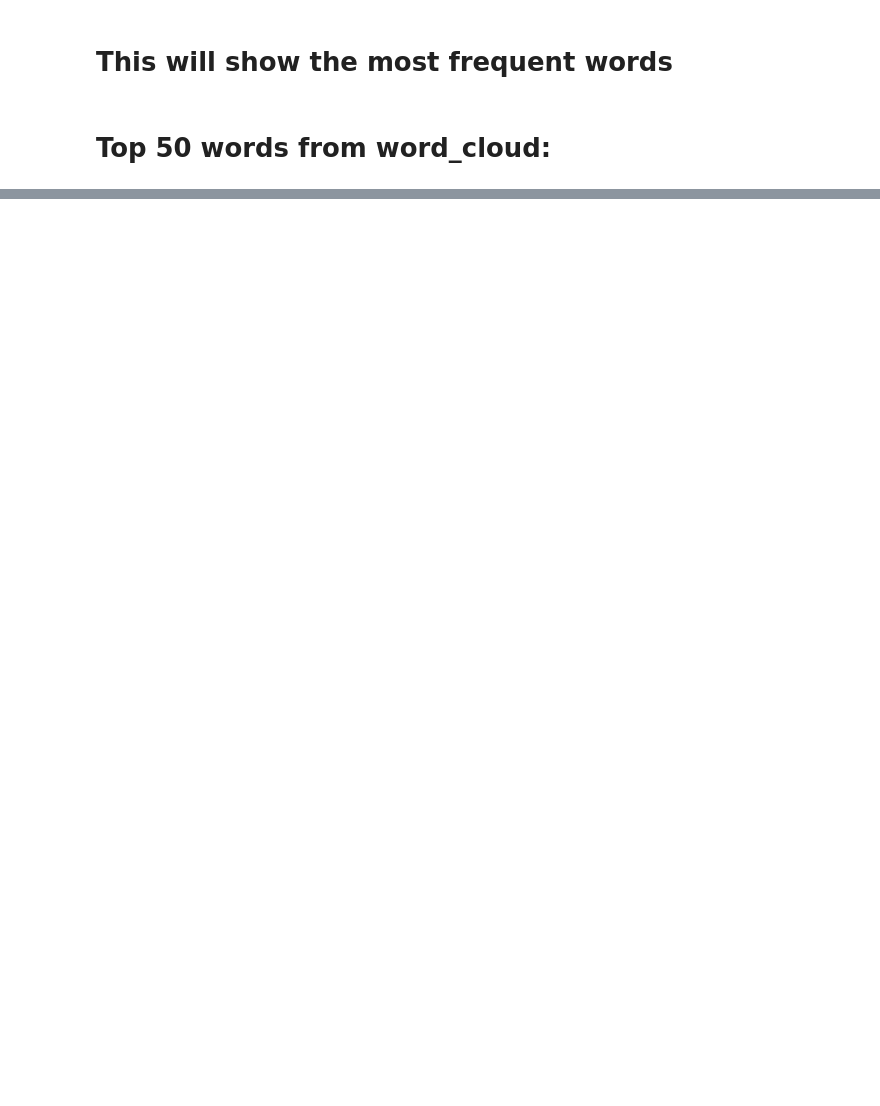
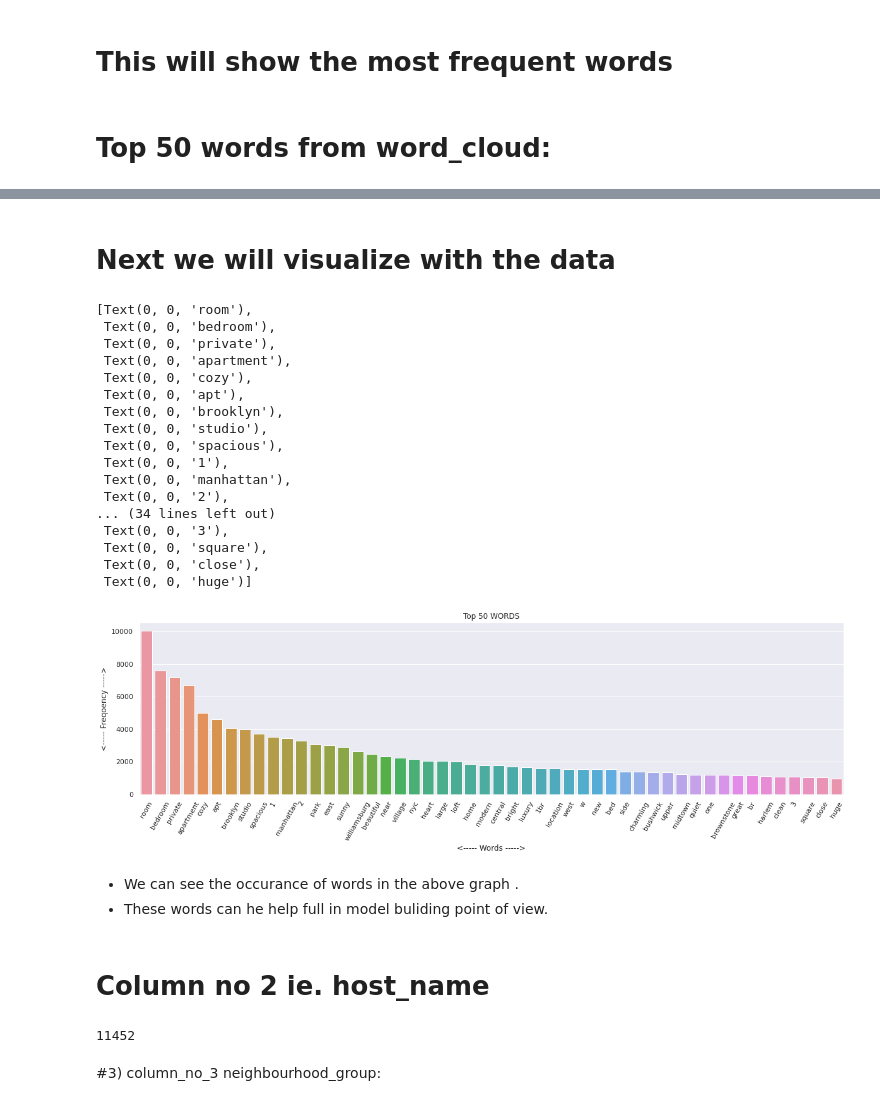
Before and after one commit to Manass20/Airbnb-Booking-Analisys, a Jupyter notebook: Manas_Ranjan_Behera_Airbnb_Bookings_Analysis_Capstone_Project.ipynb, the cells around one changed output, grey strips where cells are left out. Saved outputs shown, nothing was run; the diff lists cells and outputs as text; code cells hidden in the pictures; blank space fills up the shorter version.

```diff
--- a/Manas_Ranjan_Behera_Airbnb_Bookings_Analysis_Capstone_Project.ipynb
+++ b/Manas_Ranjan_Behera_Airbnb_Bookings_Analysis_Capstone_Project.ipynb
@@ -305,3 +309,12 @@ name_list = list(df.name.values)
 words = []
 for i in name_list:
   words+=i.split()
+# %%
+# let's see top 50 used words
+import collections
+_top_50_words = collections.Counter(words).most_common()
+_top_50_words = _top_50_words[0:50]
+# %%
+# DataFrame of top 50 words in df
+top_50_words = pd.DataFrame(_top_50_words,columns=['Words','Frequency'])
+top_50_words
@@ -307,0 +339,42 @@ for i in name_list:
+# %% [markdown]
+# Next we will visualize with the data
+# %%
+# Using barplot
+
+sns.set_style('darkgrid')
+plt.figure(figsize=(20,5))
+p = sns.barplot(x='Words',y='Frequency',data= top_50_words)
+p.set_title('Top 50 WORDS')
+p.set_xlabel('<----- Words ----->')
+p.set_ylabel('<----- Freqoency ----->')
+p.set_xticklabels(p.get_xticklabels(), rotation=60)
+# %% [output]
+[Text(0, 0, 'room'),
+ Text(0, 0, 'bedroom'),
+ Text(0, 0, 'private'),
+ Text(0, 0, 'apartment'),
+ Text(0, 0, 'cozy'),
+ Text(0, 0, 'apt'),
+ Text(0, 0, 'brooklyn'),
+ Text(0, 0, 'studio'),
+ Text(0, 0, 'spacious'),
+ Text(0, 0, '1'),
+ Text(0, 0, 'manhattan'),
+ Text(0, 0, '2'),
+... (34 lines left out)
+ Text(0, 0, '3'),
+ Text(0, 0, 'square'),
+ Text(0, 0, 'close'),
+ Text(0, 0, 'huge')]
+[figure, added]
+# %% [markdown]
+*  We can see the occurance of words in the above graph .
+*  These words can he help full in model buliding point of view.
+# %% [markdown]
+# Column no 2 ie. host_name
+# %%
+df.host_name.nunique()
+# %% [output]
+11452
+# %% [markdown]
+#3) column_no_3 neighbourhood_group:
```
Also changed, not shown: parts of 6 cells of this notebook.
